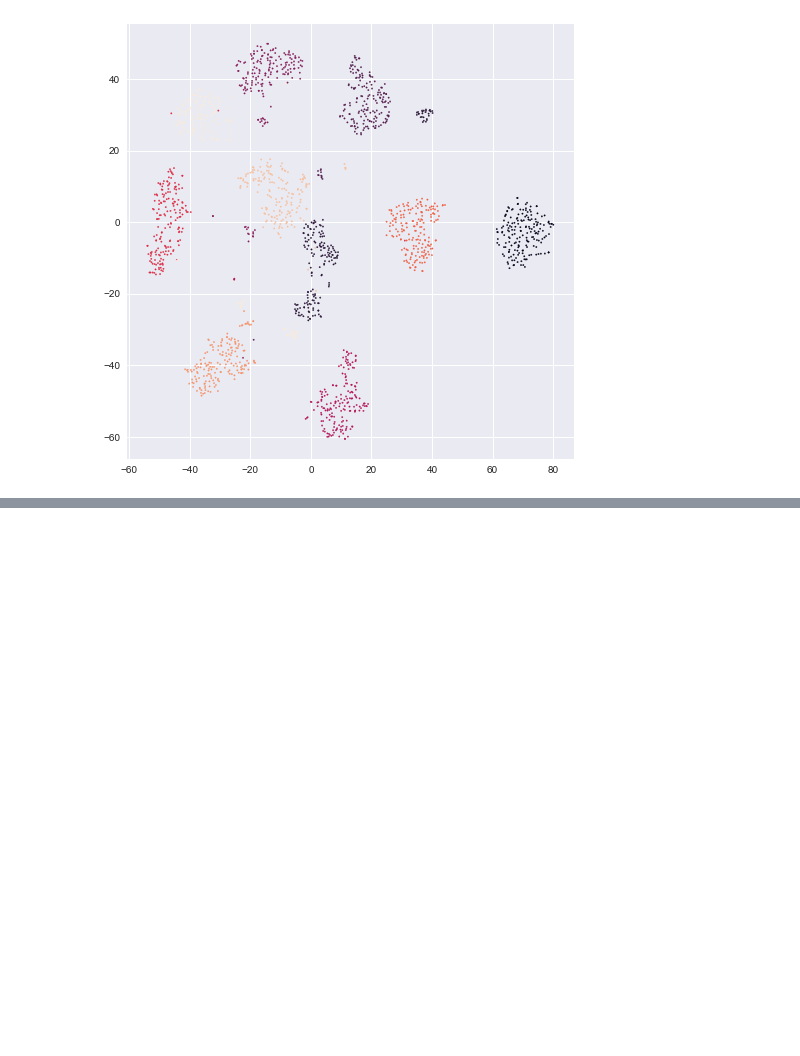
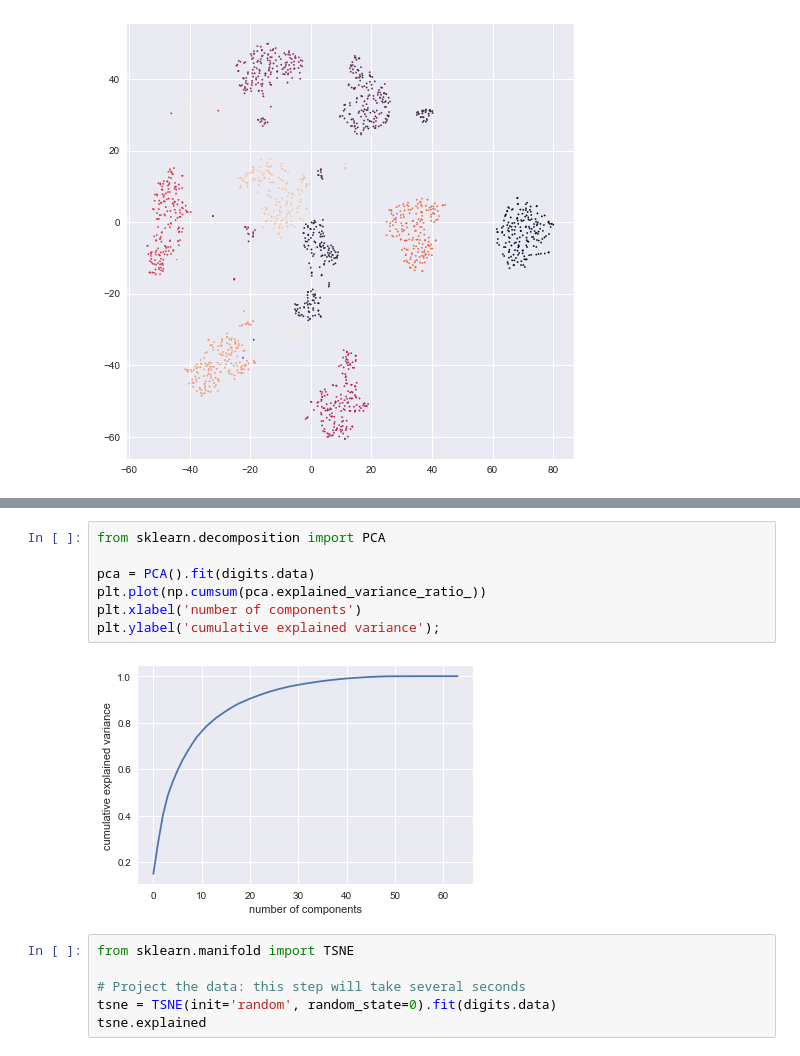
Before and after one commit to BigDataScience17-18/classExamplesClustering, a Jupyter notebook: Numbers.ipynb, the cells around one changed output, grey strips where cells are left out. Saved outputs shown, nothing was run; the diff lists cells and outputs as text; blank space fills up the shorter version.

```diff
--- a/Numbers.ipynb
+++ b/Numbers.ipynb
@@ -245,0 +250,15 @@ ax.scatter(digits_proj[:,0], digits_proj[:,1], s=2, c=digits.target)
+# %%
+from sklearn.decomposition import PCA
+
+pca = PCA().fit(digits.data)
+plt.plot(np.cumsum(pca.explained_variance_ratio_))
+plt.xlabel('number of components')
+plt.ylabel('cumulative explained variance');
+# %% [output]
+[figure, added]
+# %%
+from sklearn.manifold import TSNE
+
+# Project the data: this step will take several seconds
+tsne = TSNE(init='random', random_state=0).fit(digits.data)
+tsne.explained
```
Also changed, not shown: parts of 1 cell of this notebook, 3 other files.
